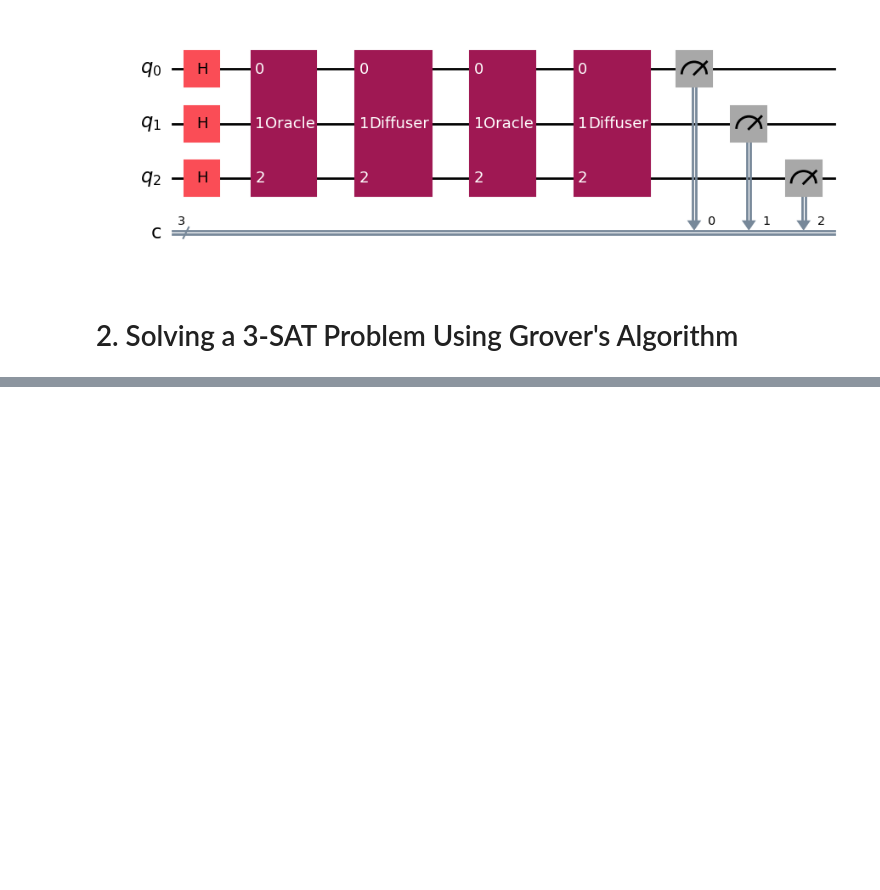
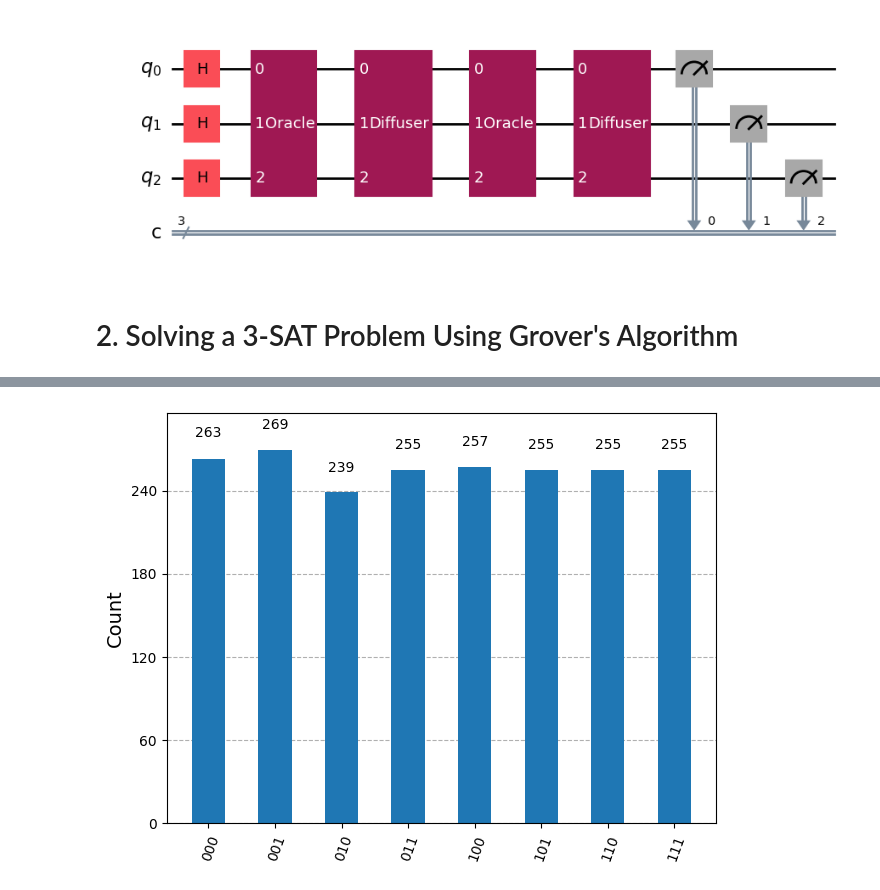
Before and after one commit to Darth-Darsh/Quantum-Computing, a Jupyter notebook: Assignment 3_Darsh Maheshwari.ipynb, the cells around one changed output, grey strips where cells are left out. Drawn from its saved outputs; the diff is of its cells as text; code cells hidden in the pictures; blank space fills up the shorter version.

```diff
--- a/Assignment 3_Darsh Maheshwari.ipynb
+++ b/Assignment 3_Darsh Maheshwari.ipynb
@@ -124,0 +217,4 @@ qc.draw('mpl')
+# %%
+plot_histogram(counts)
+# %% [output]
+[figure, added]
```
Also changed, not shown: parts of 16 cells of this notebook, 1 other file.
